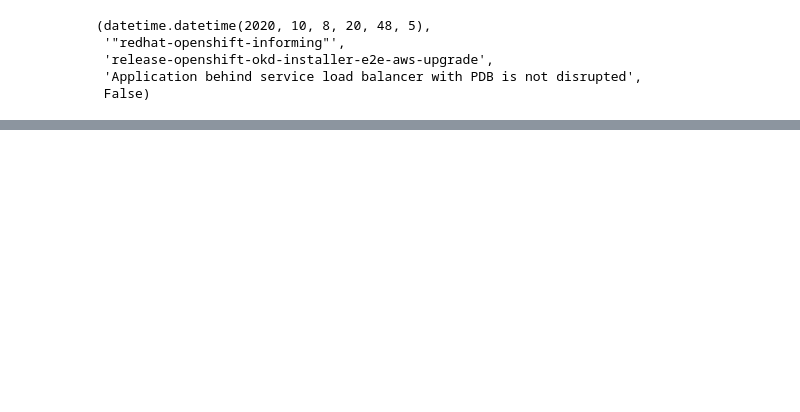
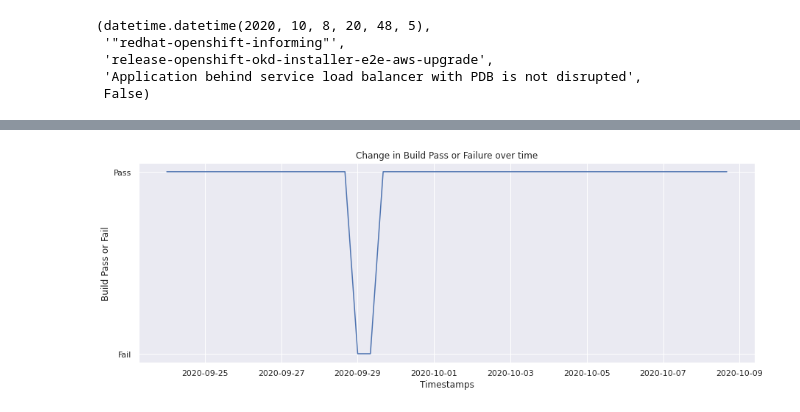
Before and after one commit to aicoe-aiops/ocp-ci-analysis, a Jupyter notebook: notebooks/data-sources/TestGrid/metrics/build_pass_failure.ipynb, the cells around one changed output, grey strips where cells are left out. Saved outputs shown, nothing was run; the diff lists cells and outputs as text; code cells hidden in the pictures; blank space fills up the shorter version.

```diff
--- a/notebooks/data-sources/TestGrid/metrics/build_pass_failure.ipynb
+++ b/notebooks/data-sources/TestGrid/metrics/build_pass_failure.ipynb
@@ -111,0 +211,4 @@ Build pass percentage: 0.000000
+# %%
+plot_builds_tab_grid("redhat-osde2e-stage-moa", "osde2e-stage-moa-e2e-upgrade-default-next", combined)
+# %% [output]
+[figure, added]
```
Also changed, not shown: parts of 28 cells of this notebook.
